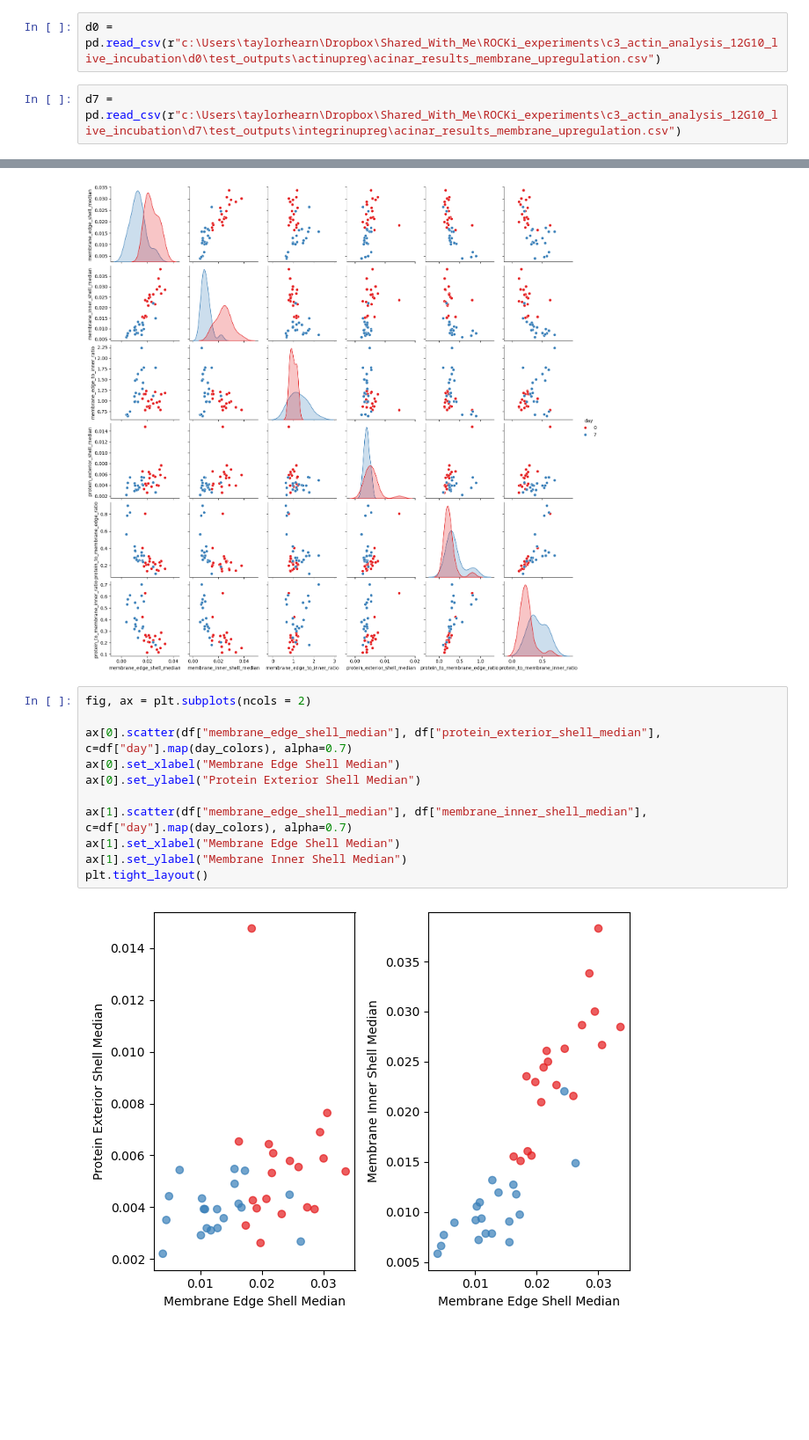
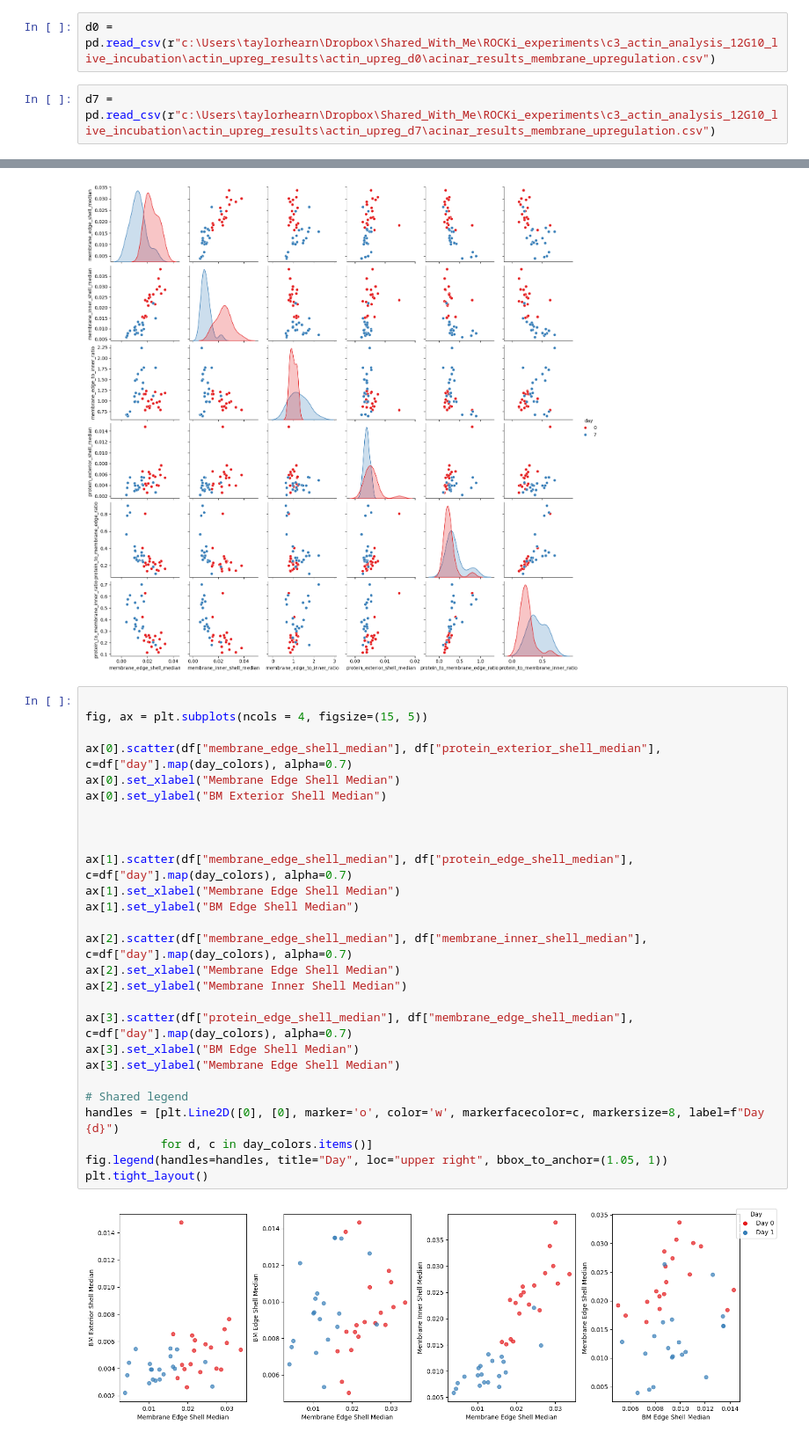
Before and after one commit to isobelth/image_quantification, a Jupyter notebook: WIP_Acinar_Code/fabianna_plot_protein_upreg.ipynb, the cells around one changed output, grey strips where cells are left out. Shown at 88% size. Cells and saved outputs as stored; diff of their text form; blank space fills up the shorter version.

```diff
--- a/WIP_Acinar_Code/fabianna_plot_protein_upreg.ipynb
+++ b/WIP_Acinar_Code/fabianna_plot_protein_upreg.ipynb
@@ -3,8 +3,8 @@ import pandas as pd
 import seaborn as sns
 import matplotlib.pyplot as plt
 # %%
-d0 = pd.read_csv(r"c:\Users\taylorhearn\Dropbox\Shared_With_Me\ROCKi_experiments\c3_actin_analysis_12G10_live_incubation\d0\test_outputs\actinupreg\acinar_results_membrane_upregulation.csv")
+d0 = pd.read_csv(r"c:\Users\taylorhearn\Dropbox\Shared_With_Me\ROCKi_experiments\c3_actin_analysis_12G10_live_incubation\actin_upreg_results\actin_upreg_d0\acinar_results_membrane_upregulation.csv")
 # %%
-d7 = pd.read_csv(r"c:\Users\taylorhearn\Dropbox\Shared_With_Me\ROCKi_experiments\c3_actin_analysis_12G10_live_incubation\d7\test_outputs\integrinupreg\acinar_results_membrane_upregulation.csv")
+d7 = pd.read_csv(r"c:\Users\taylorhearn\Dropbox\Shared_With_Me\ROCKi_experiments\c3_actin_analysis_12G10_live_incubation\actin_upreg_results\actin_upreg_d7\acinar_results_membrane_upregulation.csv")
 # %%
 df = pd.concat([d0, d7], ignore_index=True)
@@ -89,15 +153,31 @@ sns.pairplot(data=df, vars=['membrane_edge_shell_median',
 <seaborn.axisgrid.PairGrid at 0x...>
 [figure]
 # %%
-fig, ax = plt.subplots(ncols = 2)
+
+fig, ax = plt.subplots(ncols = 4, figsize=(15, 5))
 
 ax[0].scatter(df["membrane_edge_shell_median"], df["protein_exterior_shell_median"], c=df["day"].map(day_colors), alpha=0.7)
 ax[0].set_xlabel("Membrane Edge Shell Median")
-ax[0].set_ylabel("Protein Exterior Shell Median")
+ax[0].set_ylabel("BM Exterior Shell Median")
 
-ax[1].scatter(df["membrane_edge_shell_median"], df["membrane_inner_shell_median"], c=df["day"].map(day_colors), alpha=0.7)
+
+
+ax[1].scatter(df["membrane_edge_shell_median"], df["protein_edge_shell_median"], c=df["day"].map(day_colors), alpha=0.7)
 ax[1].set_xlabel("Membrane Edge Shell Median")
-ax[1].set_ylabel("Membrane Inner Shell Median")
+ax[1].set_ylabel("BM Edge Shell Median")
+
+ax[2].scatter(df["membrane_edge_shell_median"], df["membrane_inner_shell_median"], c=df["day"].map(day_colors), alpha=0.7)
+ax[2].set_xlabel("Membrane Edge Shell Median")
+ax[2].set_ylabel("Membrane Inner Shell Median")
+
+ax[3].scatter(df["protein_edge_shell_median"], df["membrane_edge_shell_median"], c=df["day"].map(day_colors), alpha=0.7)
+ax[3].set_xlabel("BM Edge Shell Median")
+ax[3].set_ylabel("Membrane Edge Shell Median")
+
+# Shared legend
+handles = [plt.Line2D([0], [0], marker='o', color='w', markerfacecolor=c, markersize=8, label=f"Day {d}")
+           for d, c in day_colors.items()]
+fig.legend(handles=handles, title="Day", loc="upper right", bbox_to_anchor=(1.05, 1))
 plt.tight_layout()
 # %% [output]
-[figure, old version]
+[figure, new version]
```
Also changed, not shown: parts of 5 cells of this notebook, 2 other files.
